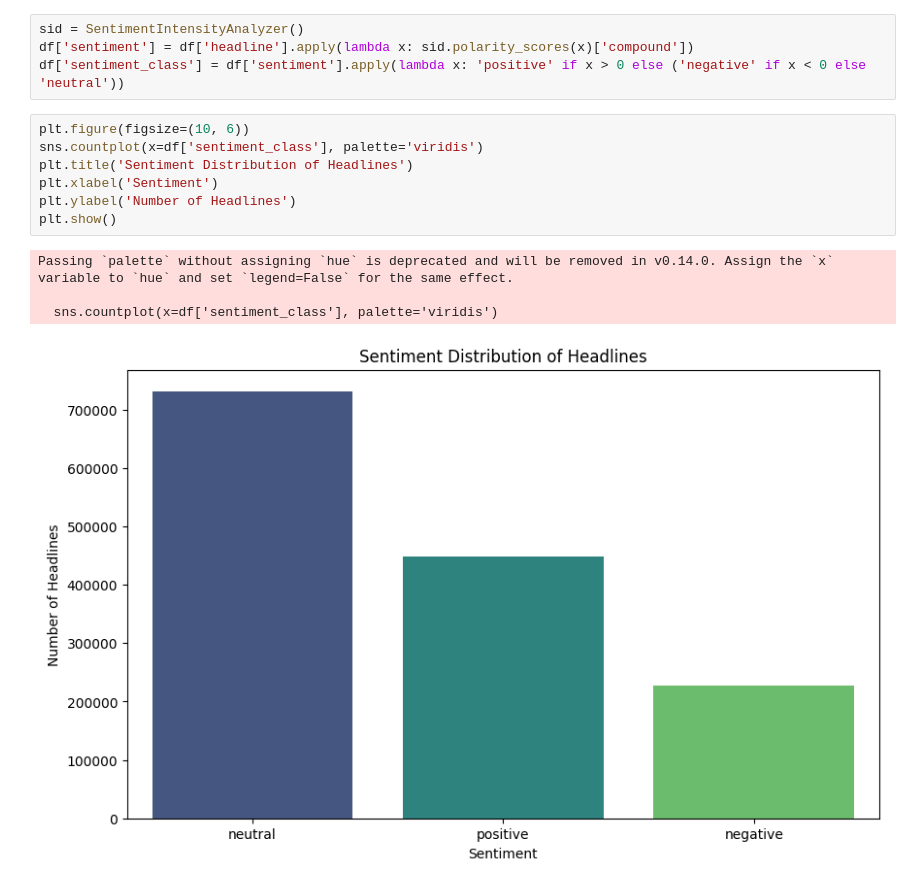
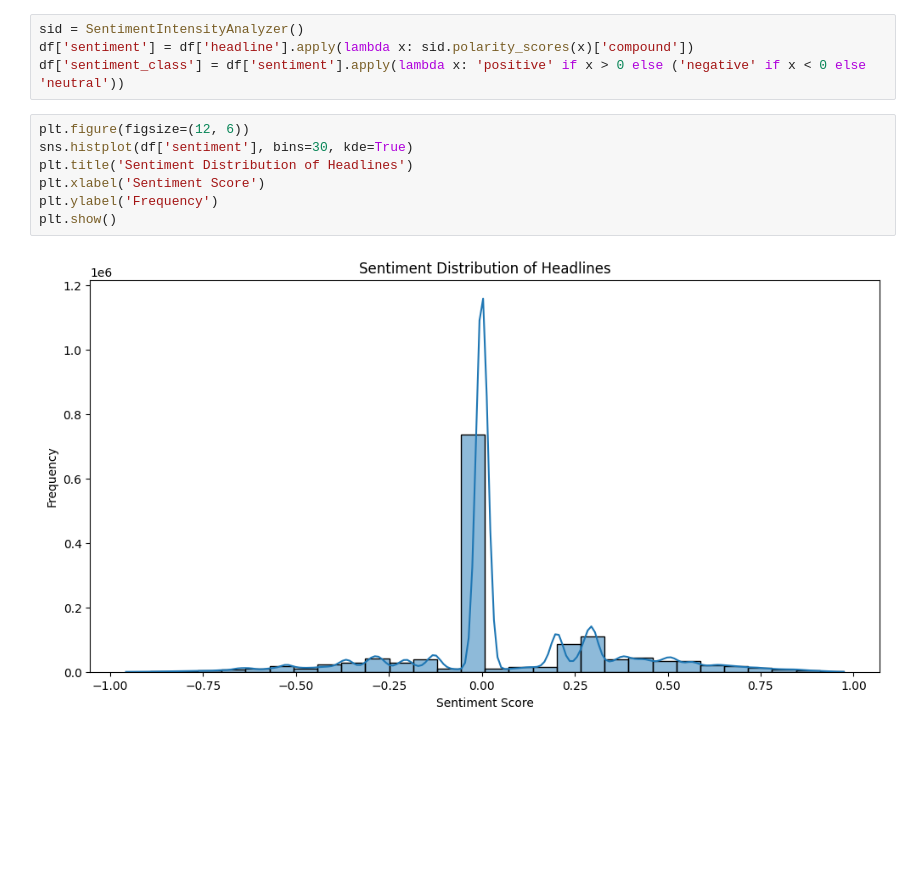
Before and after one commit to emnu-neh/week_1, a Jupyter notebook: notebooks/task_1.ipynb, the cells around one changed output. Cells and saved outputs as stored; diff of their text form; blank space fills up the shorter version.

```diff
--- a/notebooks/task_1.ipynb
+++ b/notebooks/task_1.ipynb
@@ -85,14 +95,11 @@ sid = SentimentIntensityAnalyzer()
 df['sentiment'] = df['headline'].apply(lambda x: sid.polarity_scores(x)['compound'])
 df['sentiment_class'] = df['sentiment'].apply(lambda x: 'positive' if x > 0 else ('negative' if x < 0 else 'neutral'))
 # %%
-plt.figure(figsize=(10, 6))
-sns.countplot(x=df['sentiment_class'], palette='viridis')
+plt.figure(figsize=(12, 6))
+sns.histplot(df['sentiment'], bins=30, kde=True)
 plt.title('Sentiment Distribution of Headlines')
-plt.xlabel('Sentiment')
-plt.ylabel('Number of Headlines')
+plt.xlabel('Sentiment Score')
+plt.ylabel('Frequency')
 plt.show()
 # %% [output]
-Passing `palette` without assigning `hue` is deprecated and will be removed in v0.14.0. Assign the `x` variable to `hue` and set `legend=False` for the same effect.
-
-  sns.countplot(x=df['sentiment_class'], palette='viridis')
-[figure, old version]
+[figure, new version]
```
Also changed, not shown: parts of 7 cells of this notebook, 2 other files.
